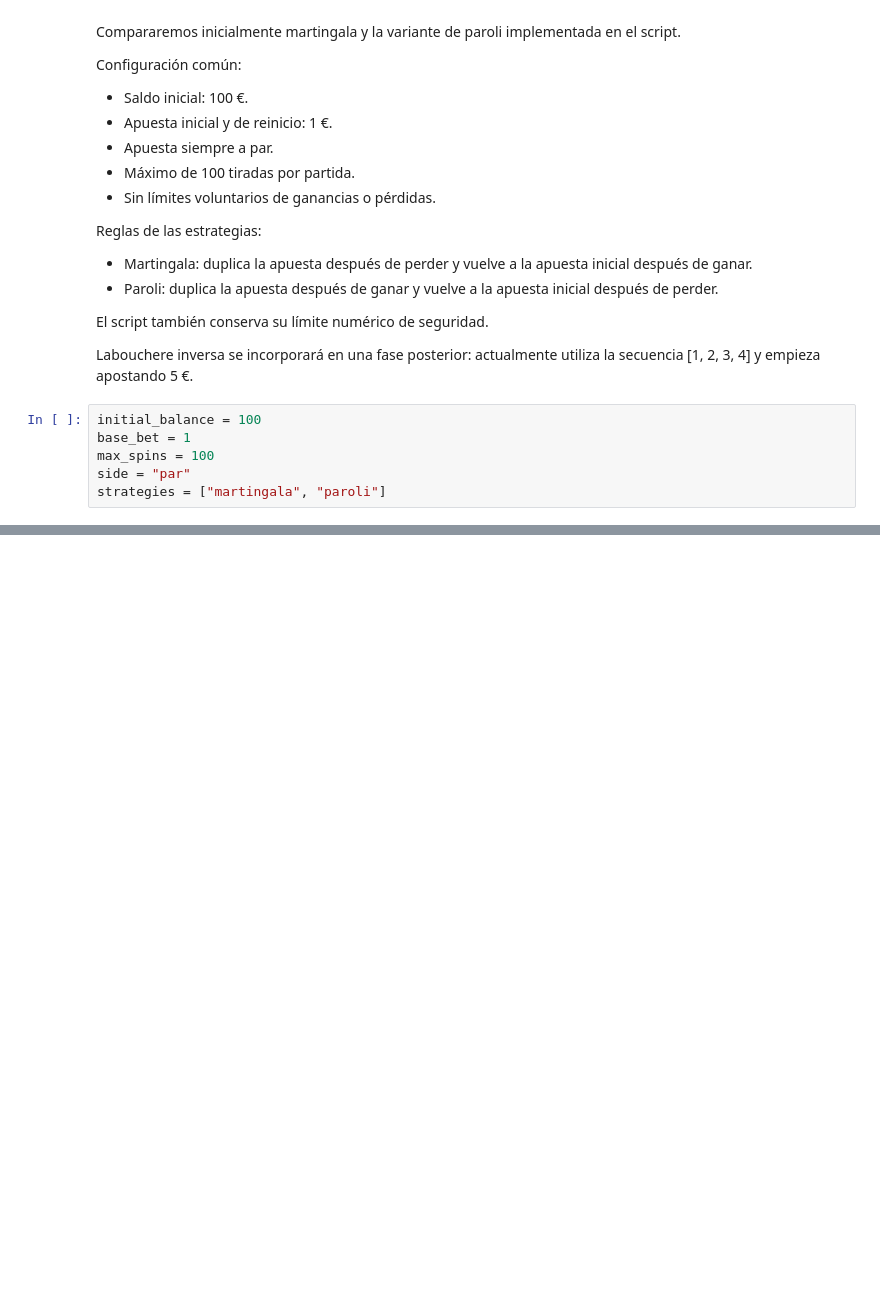
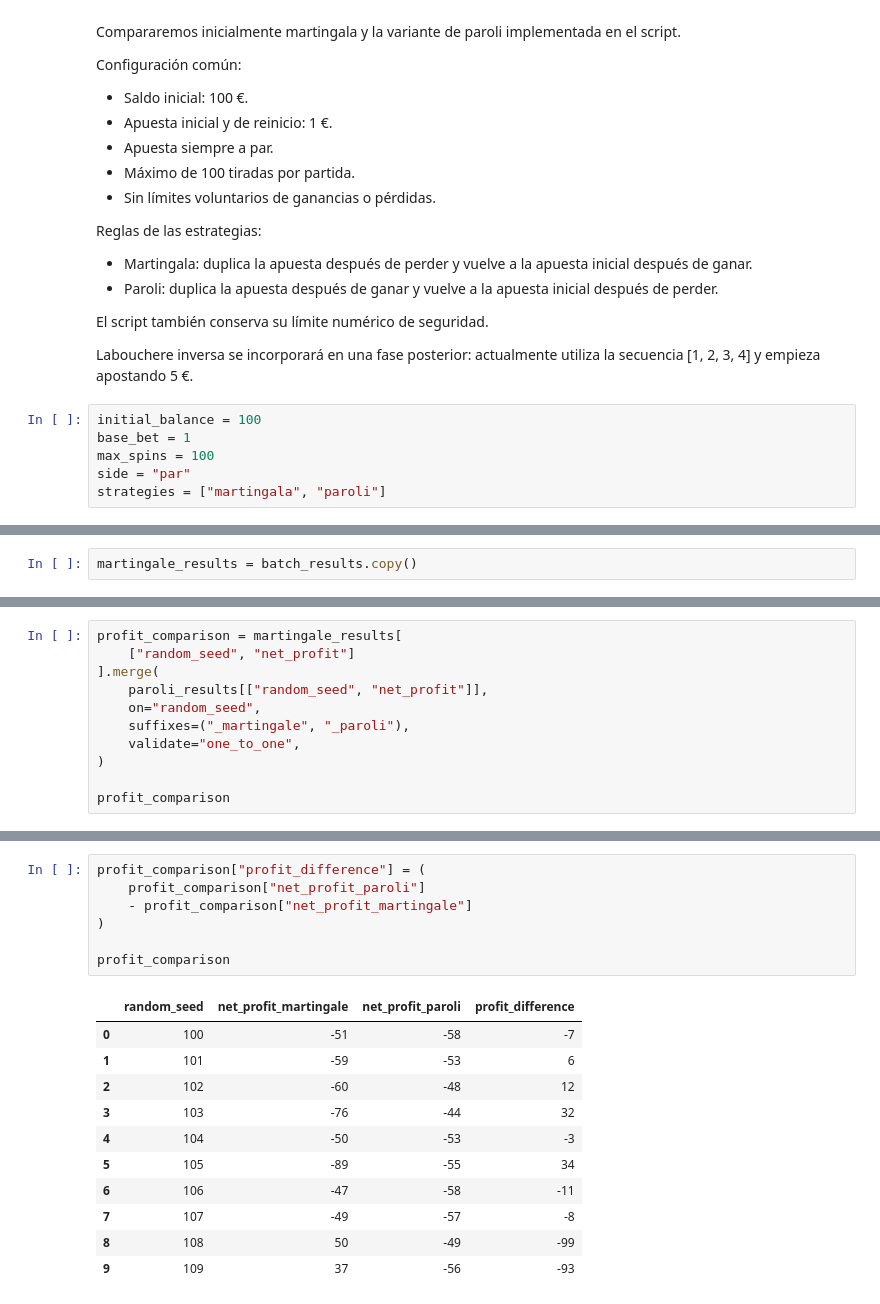
Before and after one commit to Vanest7/bash-scripting, a Jupyter notebook: 02_reproducible_experiments.ipynb, the cells around one changed output, grey strips where cells are left out. Drawn from its saved outputs; the diff is of its cells as text; blank space fills up the shorter version.

```diff
--- a/02_reproducible_experiments.ipynb
+++ b/02_reproducible_experiments.ipynb
@@ -62,0 +340,2 @@ strategies = ["martingala", "paroli"]
+# %%
+martingale_results = batch_results.copy()
@@ -62,0 +406,11 @@ strategies = ["martingala", "paroli"]
+# %%
+profit_comparison = martingale_results[
+    ["random_seed", "net_profit"]
+].merge(
+    paroli_results[["random_seed", "net_profit"]],
+    on="random_seed",
+    suffixes=("_martingale", "_paroli"),
+    validate="one_to_one",
+)
+
+profit_comparison
@@ -62,0 +440,19 @@ strategies = ["martingala", "paroli"]
+# %%
+profit_comparison["profit_difference"] = (
+    profit_comparison["net_profit_paroli"]
+    - profit_comparison["net_profit_martingale"]
+)
+
+profit_comparison
+# %% [output]
+|  | random_seed | net_profit_martingale | net_profit_paroli | profit_difference |
+| 0 | 100 | -51 | -58 | -7 |
+| 1 | 101 | -59 | -53 | 6 |
+| 2 | 102 | -60 | -48 | 12 |
+| 3 | 103 | -76 | -44 | 32 |
+| 4 | 104 | -50 | -53 | -3 |
+| 5 | 105 | -89 | -55 | 34 |
+| 6 | 106 | -47 | -58 | -11 |
+| 7 | 107 | -49 | -57 | -8 |
+| 8 | 108 | 50 | -49 | -99 |
+| 9 | 109 | 37 | -56 | -93 |
```
Also changed, not shown: parts of 21 cells of this notebook, 23 other files.
